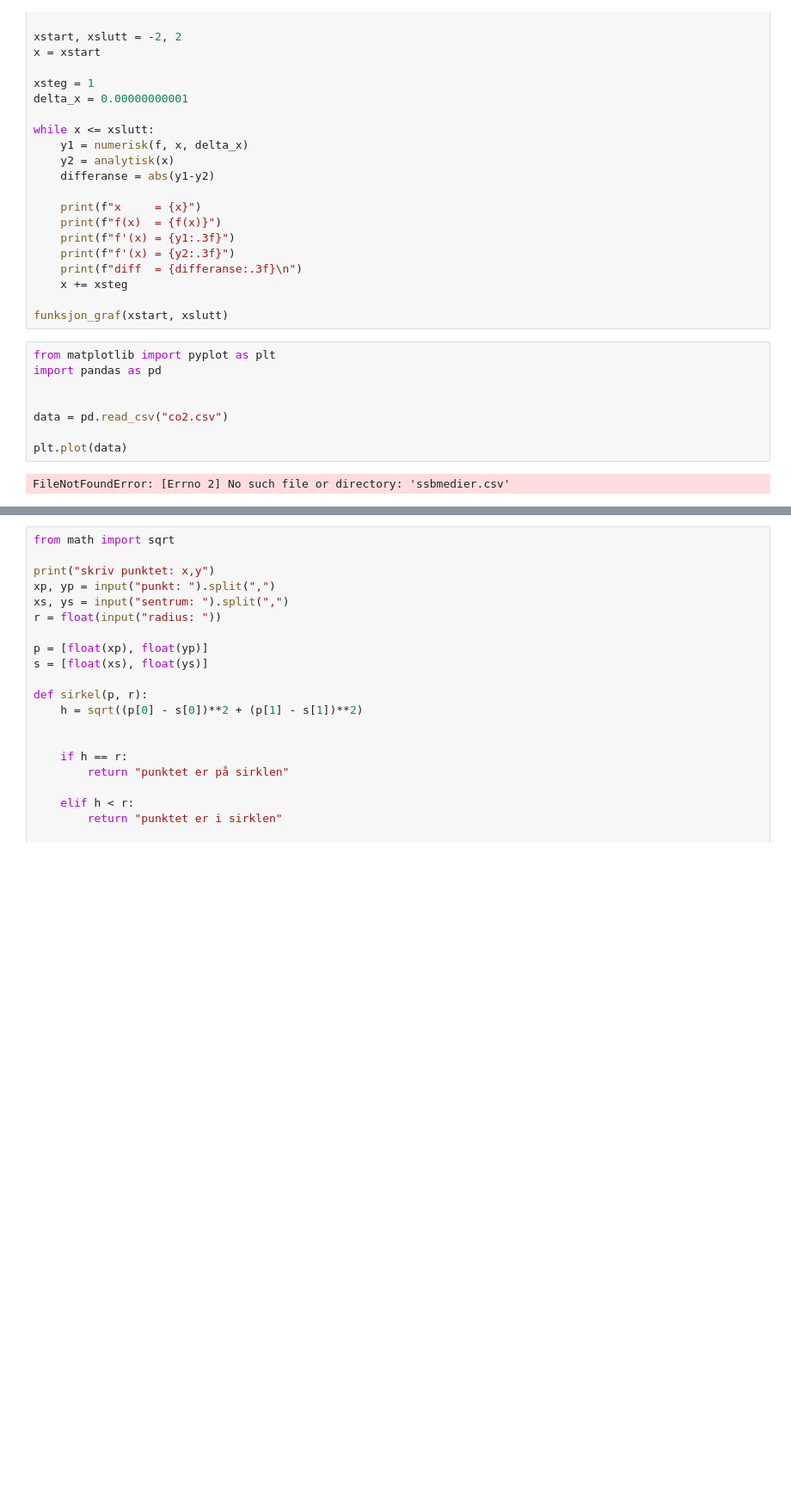
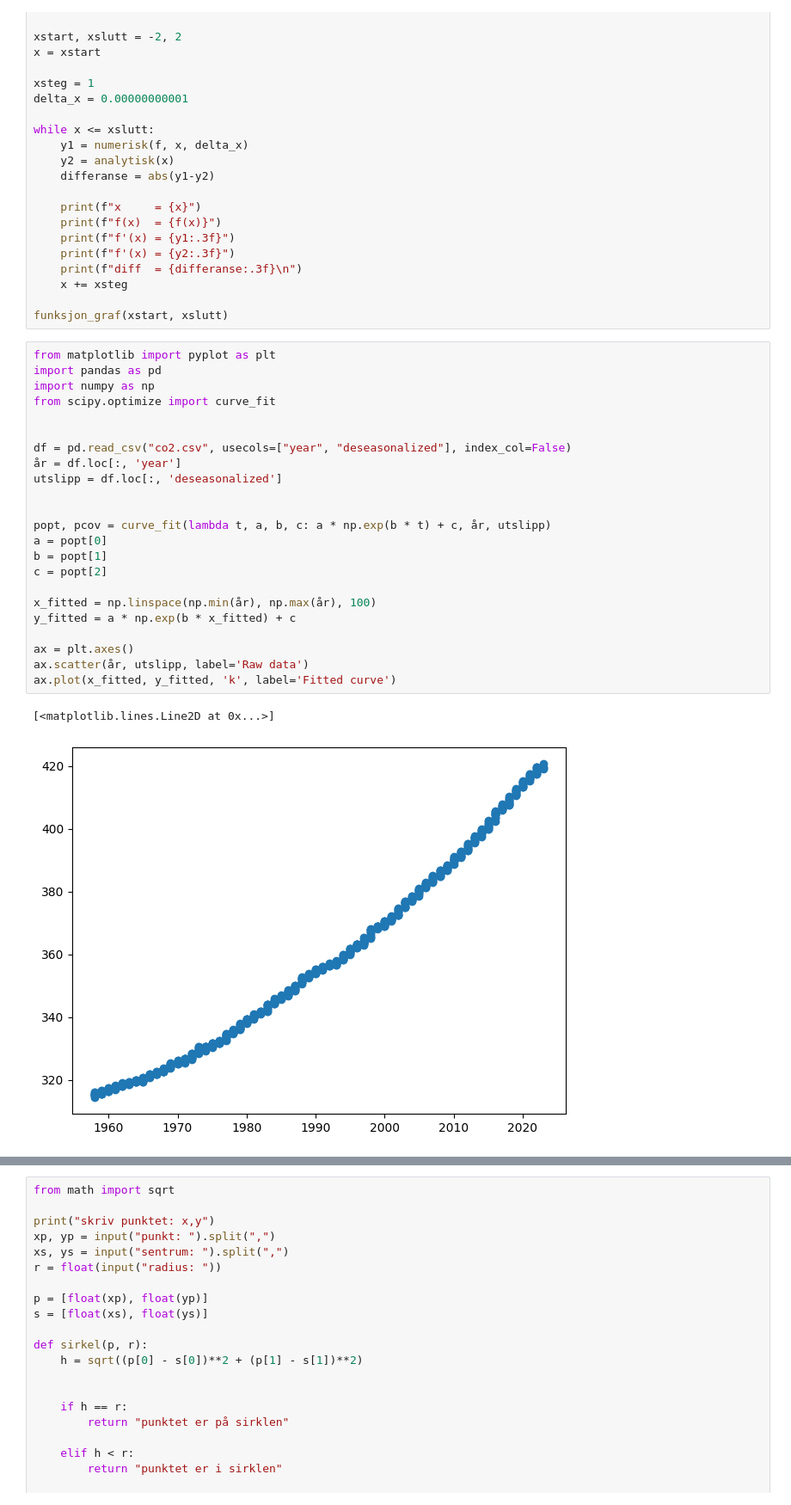
Before and after one commit to christoffer-s/notebooks, a Jupyter notebook: R1.ipynb, the cells around one changed output, grey strips where cells are left out. Shown at 86% size. Drawn from its saved outputs; the diff is of its cells as text; blank space fills up the shorter version.

```diff
--- a/R1.ipynb
+++ b/R1.ipynb
@@ -469,13 +469,29 @@ while x <= xslutt:
     x += xsteg
 
 funksjon_graf(xstart, xslutt)
-# %%
-from matplotlib import pyplot as plt
-import pandas as pd
-
-
-data = pd.read_csv("co2.csv")
-
-plt.plot(data)
-# %% [output]
-FileNotFoundError: [Errno 2] No such file or directory: 'ssbmedier.csv'
+# %%
+from matplotlib import pyplot as plt
+import pandas as pd
+import numpy as np
+from scipy.optimize import curve_fit
+
+
+df = pd.read_csv("co2.csv", usecols=["year", "deseasonalized"], index_col=False)
+år = df.loc[:, 'year']
+utslipp = df.loc[:, 'deseasonalized']
+
+
+popt, pcov = curve_fit(lambda t, a, b, c: a * np.exp(b * t) + c, år, utslipp)
+a = popt[0]
+b = popt[1]
+c = popt[2]
+
+x_fitted = np.linspace(np.min(år), np.max(år), 100)
+y_fitted = a * np.exp(b * x_fitted) + c
+
+ax = plt.axes()
+ax.scatter(år, utslipp, label='Raw data')
+ax.plot(x_fitted, y_fitted, 'k', label='Fitted curve')
+# %% [output]
+[<matplotlib.lines.Line2D at 0x...>]
+[figure, added]
```
Also changed, not shown: parts of 1 cell of this notebook.
